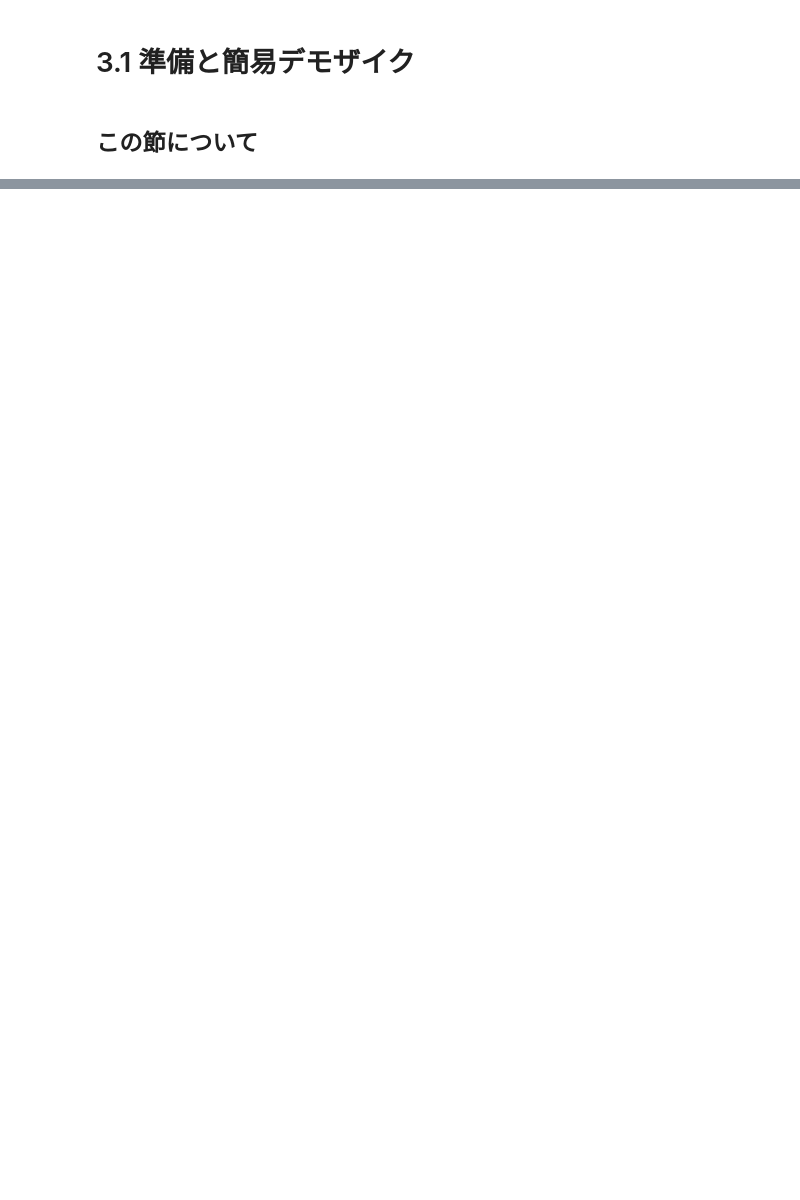
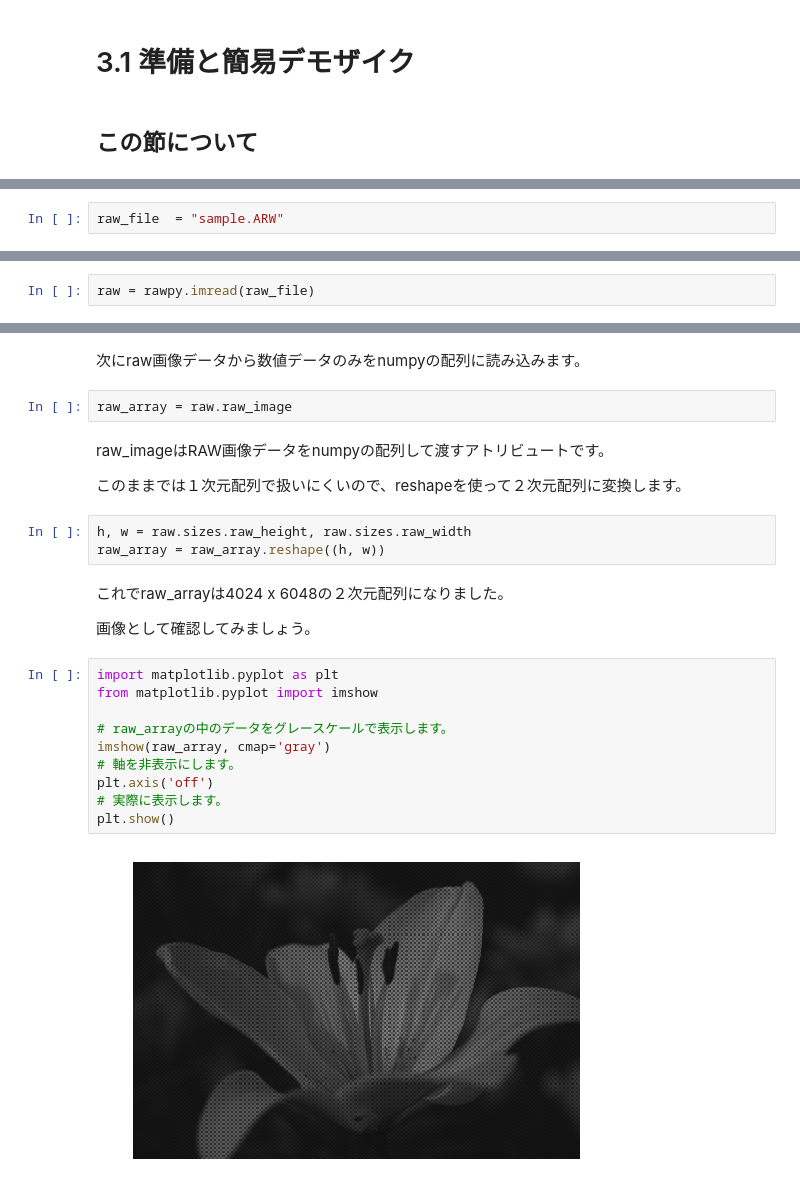
Before and after one commit to moizumi99/camera_raw_processing, a Jupyter notebook: camera_raw_chapter_3_1.ipynb, the cells around one changed output, grey strips where cells are left out. Cells and saved outputs as stored; diff of their text form; blank space fills up the shorter version.

```diff
--- a/camera_raw_chapter_3_1.ipynb
+++ b/camera_raw_chapter_3_1.ipynb
@@ -10,0 +49,2 @@
+# %%
+raw_file  = "sample.ARW"
@@ -10,0 +93,2 @@
+# %%
+raw = rawpy.imread(raw_file)
@@ -10,0 +119,27 @@
+# %% [markdown]
+次にraw画像データから数値データのみをnumpyの配列に読み込みます。
+# %%
+raw_array = raw.raw_image
+# %% [markdown]
+raw_imageはRAW画像データをnumpyの配列して渡すアトリビュートです。
+
+このままでは１次元配列で扱いにくいので、reshapeを使って２次元配列に変換します。
+# %%
+h, w = raw.sizes.raw_height, raw.sizes.raw_width
+raw_array = raw_array.reshape((h, w))
+# %% [markdown]
+これでraw_arrayは4024 x 6048の２次元配列になりました。
+
+画像として確認してみましょう。
+# %%
+import matplotlib.pyplot as plt
+from matplotlib.pyplot import imshow
+
+# raw_arrayの中のデータをグレースケールで表示します。
+imshow(raw_array, cmap='gray')
+# 軸を非表示にします。
+plt.axis('off')
+# 実際に表示します。
+plt.show()
+# %% [output]
+[figure, added]
```
Also changed, not shown: parts of 53 cells of this notebook.
